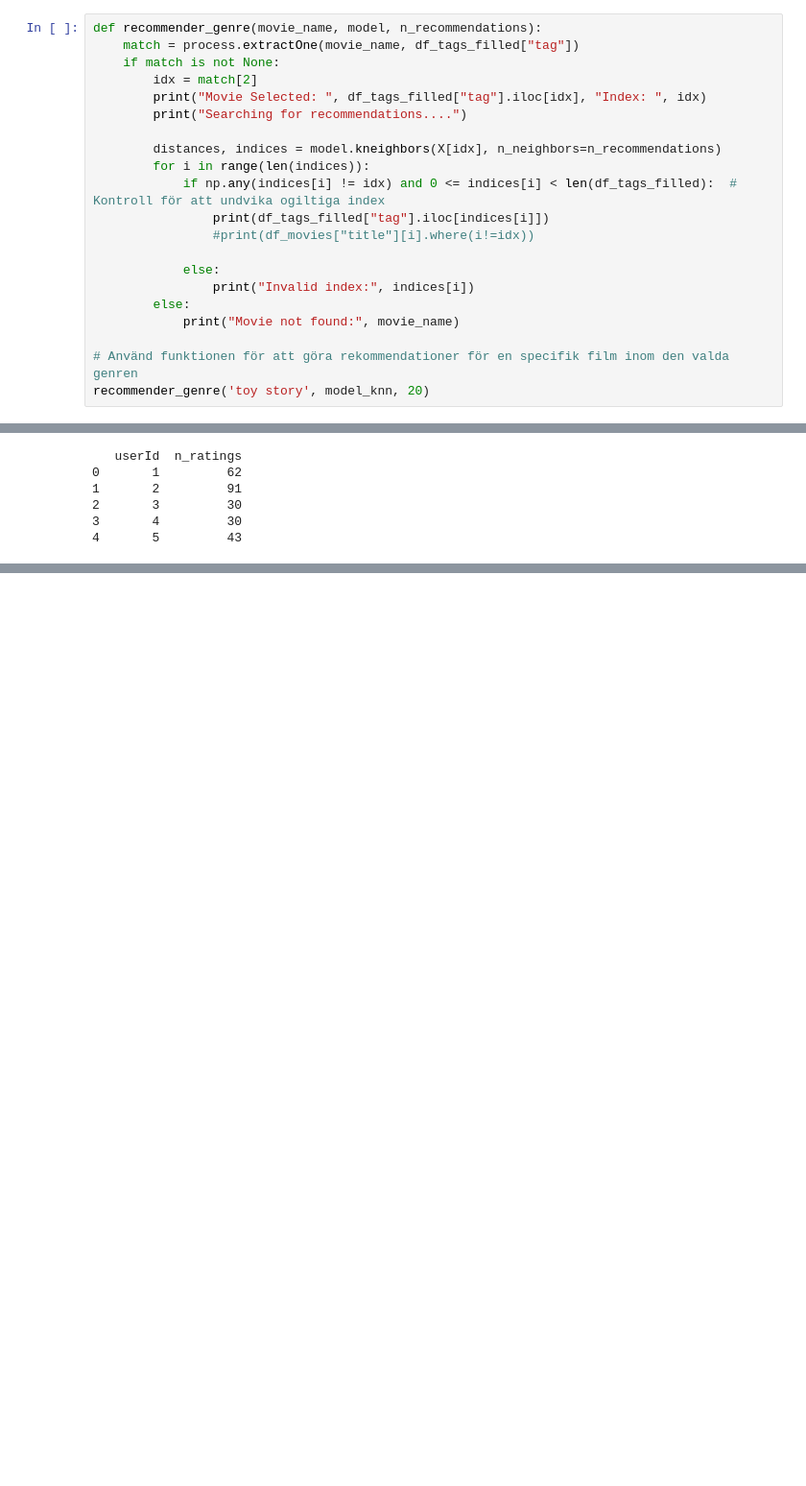
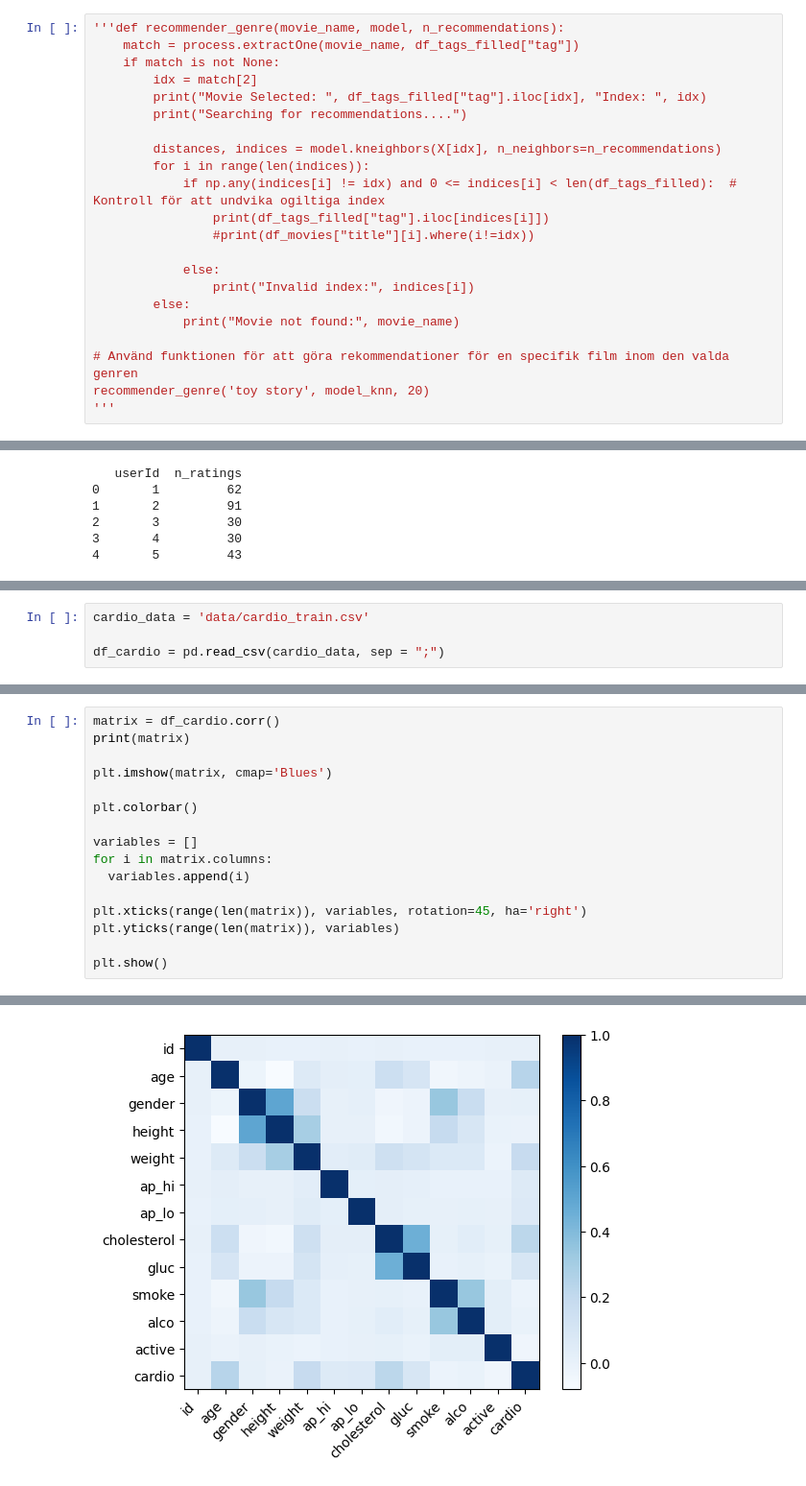
Before and after one commit to SandraAnder/AI-Sandra-Andersson-OPA23, a Jupyter notebook: labs/Lab1/Lab1.ipynb, the cells around one changed output, grey strips where cells are left out. Shown at 96% size. Cells and saved outputs as stored; diff of their text form; blank space fills up the shorter version.

```diff
--- a/labs/Lab1/Lab1.ipynb
+++ b/labs/Lab1/Lab1.ipynb
@@ -340,7 +368,7 @@ model_knn.fit(X) # Här använder vi redan .fit
 # %% [output]
 NearestNeighbors(algorithm='brute', metric='cosine', n_neighbors=2)
 # %%
-def recommender_genre(movie_name, model, n_recommendations):
+'''def recommender_genre(movie_name, model, n_recommendations):
     match = process.extractOne(movie_name, df_tags_filled["tag"])
     if match is not None:
         idx = match[2]
@@ -360,4 +388,5 @@ def recommender_genre(movie_name, model, n_recommendations):
 
 # Använd funktionen för att göra rekommendationer för en specifik film inom den valda genren
 recommender_genre('toy story', model_knn, 20)
+'''
 # %% [output]
@@ -563,0 +498,4 @@ I Love Trouble (1994)
+# %%
+cardio_data = 'data/cardio_train.csv'
+
+df_cardio = pd.read_csv(cardio_data, sep = ";")
@@ -563,0 +546,17 @@ I Love Trouble (1994)
+# %%
+matrix = df_cardio.corr()
+print(matrix)
+
+plt.imshow(matrix, cmap='Blues')
+
+plt.colorbar()
+
+variables = []
+for i in matrix.columns:
+  variables.append(i)
+
+plt.xticks(range(len(matrix)), variables, rotation=45, ha='right')
+plt.yticks(range(len(matrix)), variables)
+
+plt.show()
+# %% [output]
@@ -563,0 +580 @@ I Love Trouble (1994)
+[figure, added]
```
Also changed, not shown: parts of 21 cells of this notebook, 1 other file.
